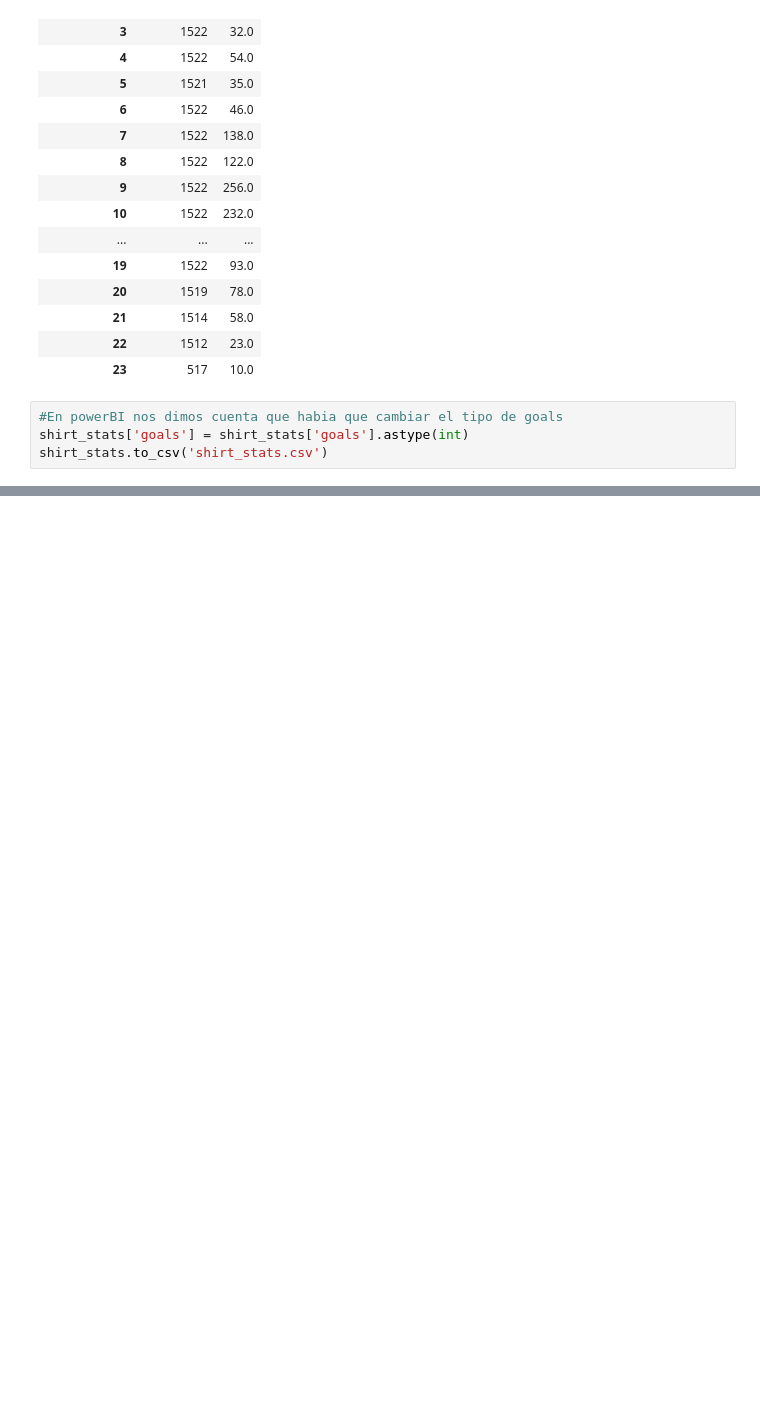
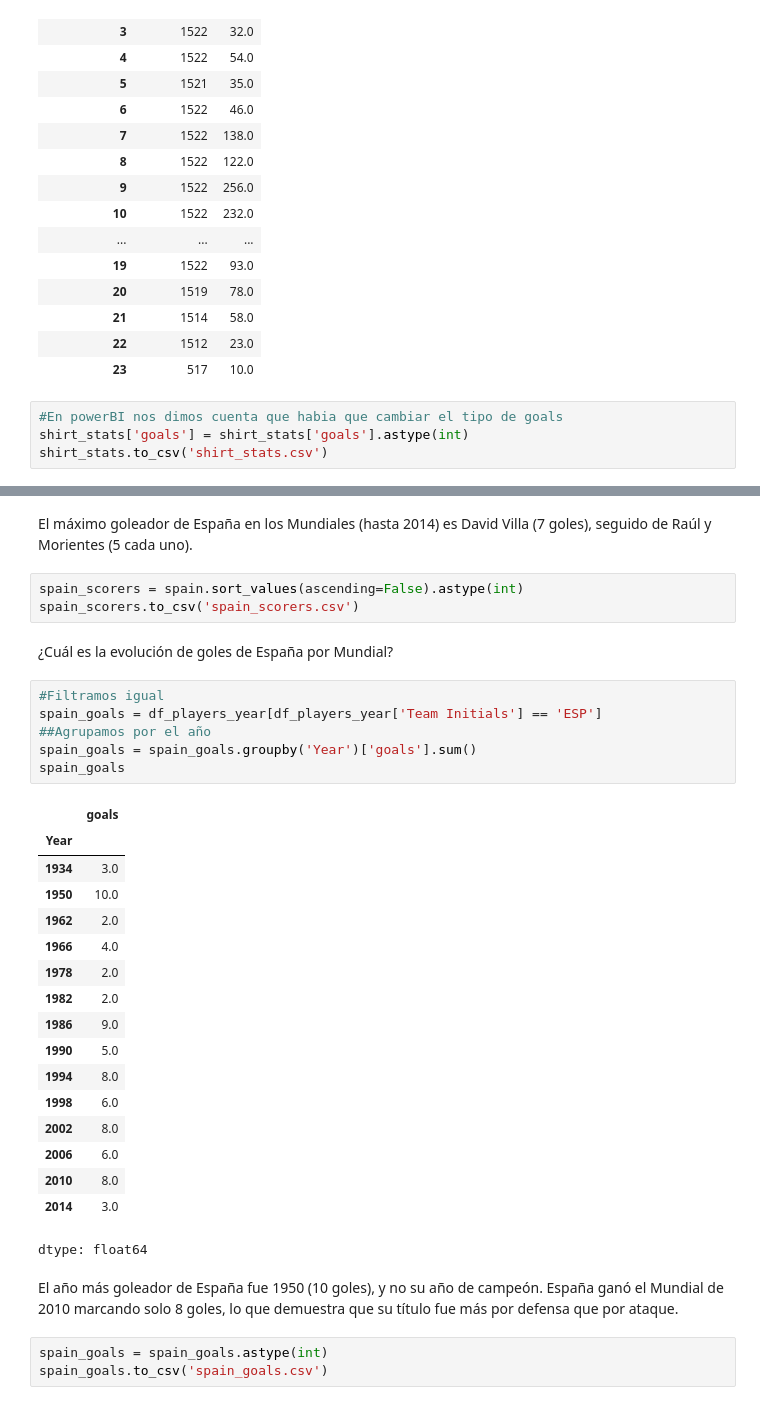
Before and after one commit to claudiocdc/fifa-world-cup-analysis, a Jupyter notebook: 01_Limpieza_Fifa_WorldCup.ipynb, the cells around one changed output, grey strips where cells are left out. Saved outputs shown, nothing was run; the diff lists cells and outputs as text; blank space fills up the shorter version.

```diff
--- a/01_Limpieza_Fifa_WorldCup.ipynb
+++ b/01_Limpieza_Fifa_WorldCup.ipynb
@@ -782,0 +808,36 @@ shirt_stats.to_csv('shirt_stats.csv')
+# %% [markdown]
+El máximo goleador de España en los Mundiales (hasta 2014) es David Villa (7 goles), seguido de Raúl y Morientes (5 cada uno).
+# %%
+spain_scorers = spain.sort_values(ascending=False).astype(int)
+spain_scorers.to_csv('spain_scorers.csv')
+# %% [markdown]
+¿Cuál es la evolución de goles de España por Mundial?
+# %%
+#Filtramos igual
+spain_goals = df_players_year[df_players_year['Team Initials'] == 'ESP']
+##Agrupamos por el año
+spain_goals = spain_goals.groupby('Year')['goals'].sum()
+spain_goals
+# %% [output]
+|  | goals |
+| Year |  |
+| 1934 | 3.0 |
+| 1950 | 10.0 |
+| 1962 | 2.0 |
+| 1966 | 4.0 |
+| 1978 | 2.0 |
+| 1982 | 2.0 |
+| 1986 | 9.0 |
+| 1990 | 5.0 |
+| 1994 | 8.0 |
+| 1998 | 6.0 |
+| 2002 | 8.0 |
+| 2006 | 6.0 |
+| 2010 | 8.0 |
+| 2014 | 3.0 |
+dtype: float64
+# %% [markdown]
+El año más goleador de España fue 1950 (10 goles), y no su año de campeón. España ganó el Mundial de 2010 marcando solo 8 goles, lo que demuestra que su título fue más por defensa que por ataque.
+# %%
+spain_goals = spain_goals.astype(int)
+spain_goals.to_csv('spain_goals.csv')
```
Also changed, not shown: parts of 2 cells of this notebook.
